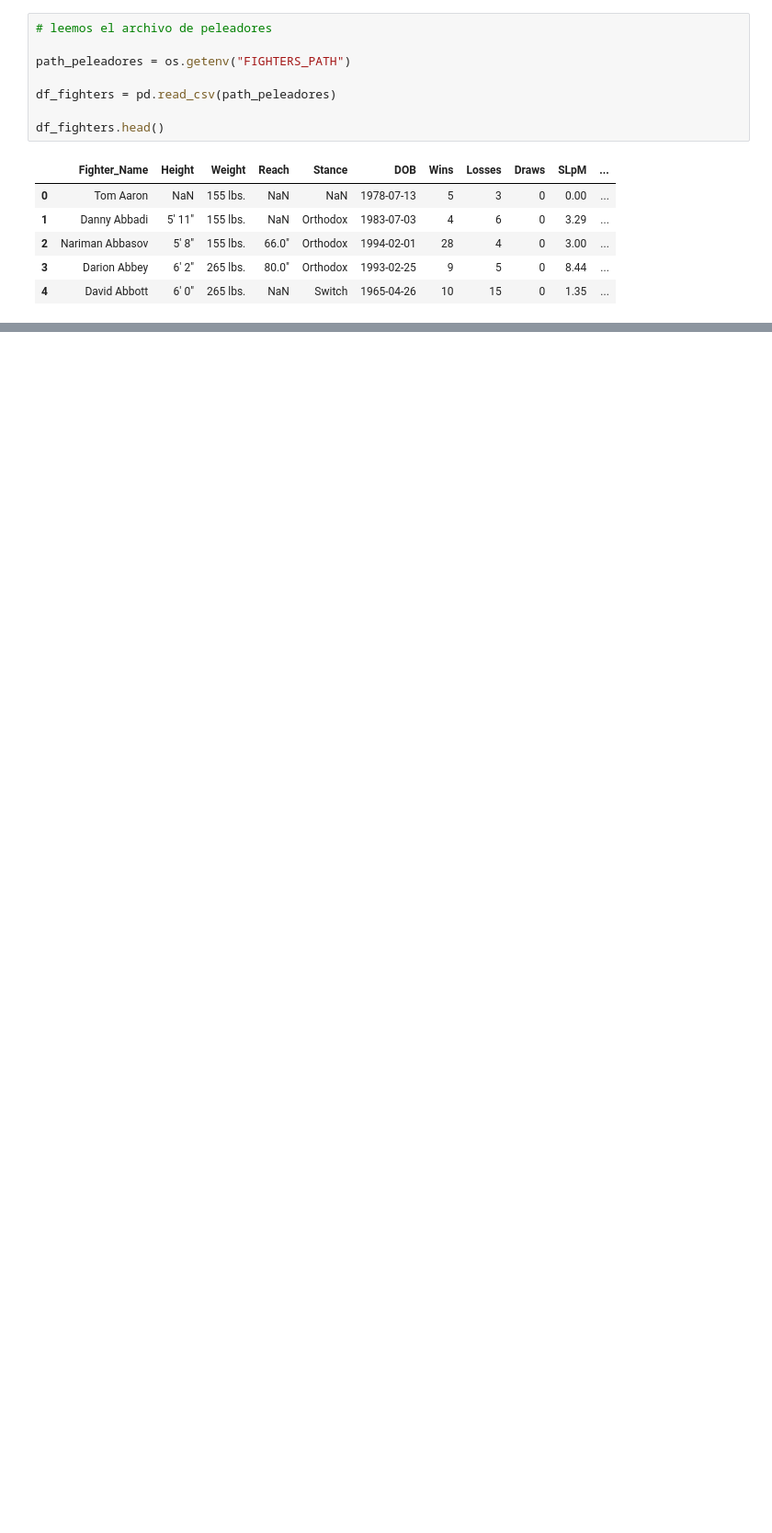
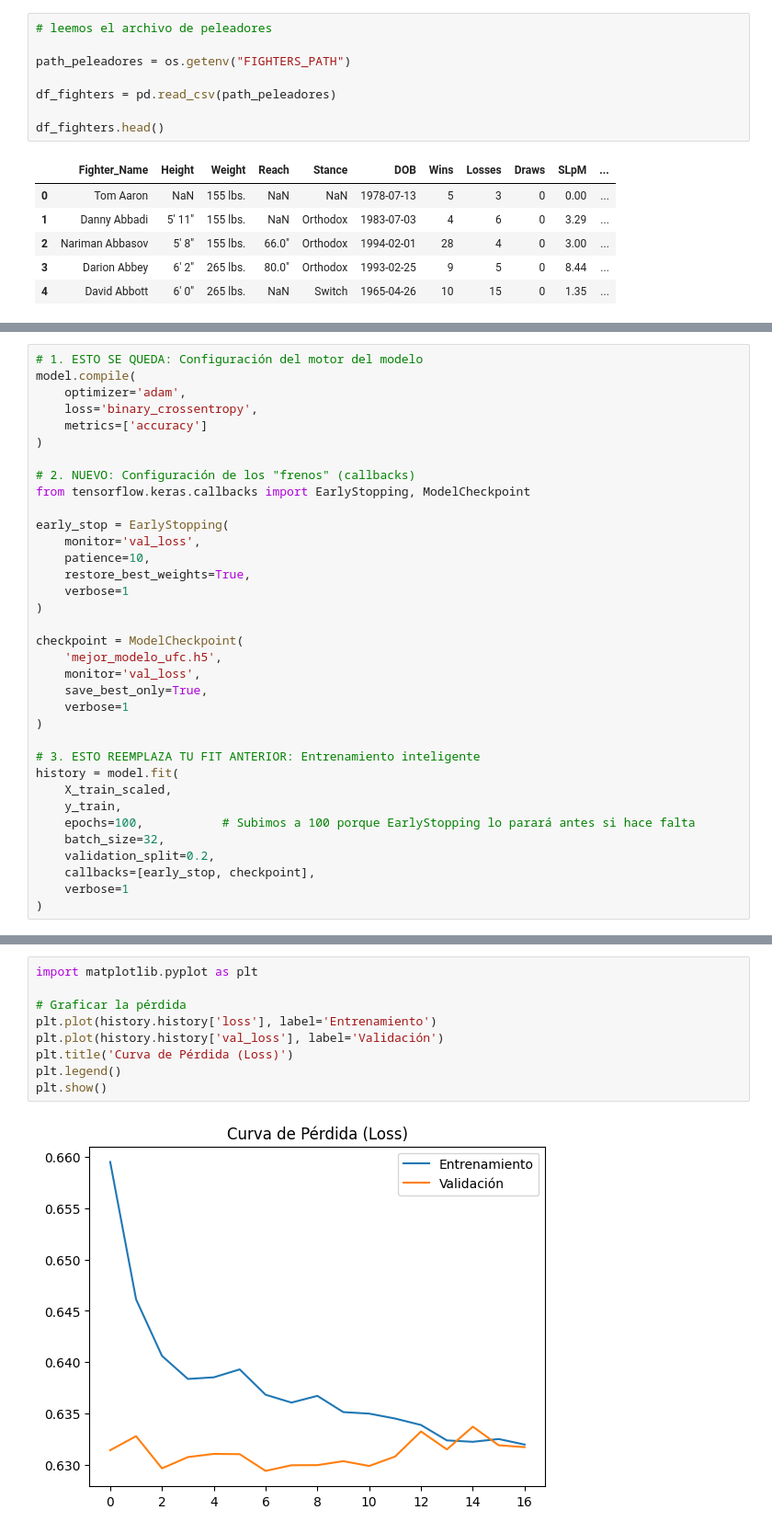
Before and after one commit to juantargon/UFC_Prediction_Model, a Jupyter notebook: ufc_prediction_model.ipynb, the cells around one changed output, grey strips where cells are left out. Shown at 92% size. Cells and saved outputs as stored; diff of their text form; blank space fills up the shorter version.

```diff
--- a/ufc_prediction_model.ipynb
+++ b/ufc_prediction_model.ipynb
@@ -69,0 +874,35 @@ df_fights.head()
+# %%
+# 1. ESTO SE QUEDA: Configuración del motor del modelo
+model.compile(
+    optimizer='adam',
+    loss='binary_crossentropy',
+    metrics=['accuracy']
+)
+
+# 2. NUEVO: Configuración de los "frenos" (callbacks)
+from tensorflow.keras.callbacks import EarlyStopping, ModelCheckpoint
+
+early_stop = EarlyStopping(
+    monitor='val_loss',
+    patience=10,
+    restore_best_weights=True,
+    verbose=1
+)
+
+checkpoint = ModelCheckpoint(
+    'mejor_modelo_ufc.h5',
+    monitor='val_loss',
+    save_best_only=True,
+    verbose=1
+)
+
+# 3. ESTO REEMPLAZA TU FIT ANTERIOR: Entrenamiento inteligente
+history = model.fit(
+    X_train_scaled,
+    y_train,
+    epochs=100,           # Subimos a 100 porque EarlyStopping lo parará antes si hace falta
+    batch_size=32,
+    validation_split=0.2,
+    callbacks=[early_stop, checkpoint],
+    verbose=1
+)
@@ -69,0 +961,11 @@ df_fights.head()
+# %%
+import matplotlib.pyplot as plt
+
+# Graficar la pérdida
+plt.plot(history.history['loss'], label='Entrenamiento')
+plt.plot(history.history['val_loss'], label='Validación')
+plt.title('Curva de Pérdida (Loss)')
+plt.legend()
+plt.show()
+# %% [output]
+[figure, added]
```
Also changed, not shown: parts of 54 cells of this notebook.
